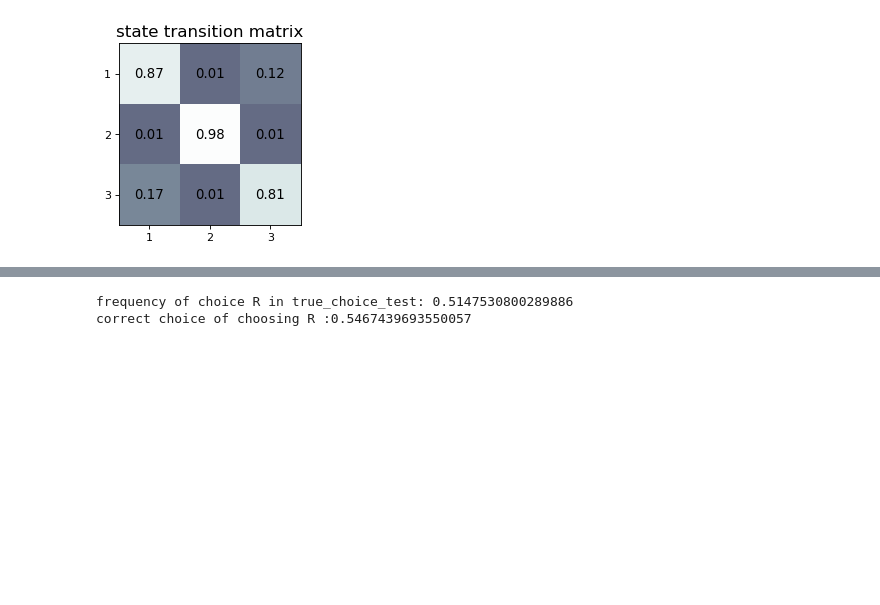
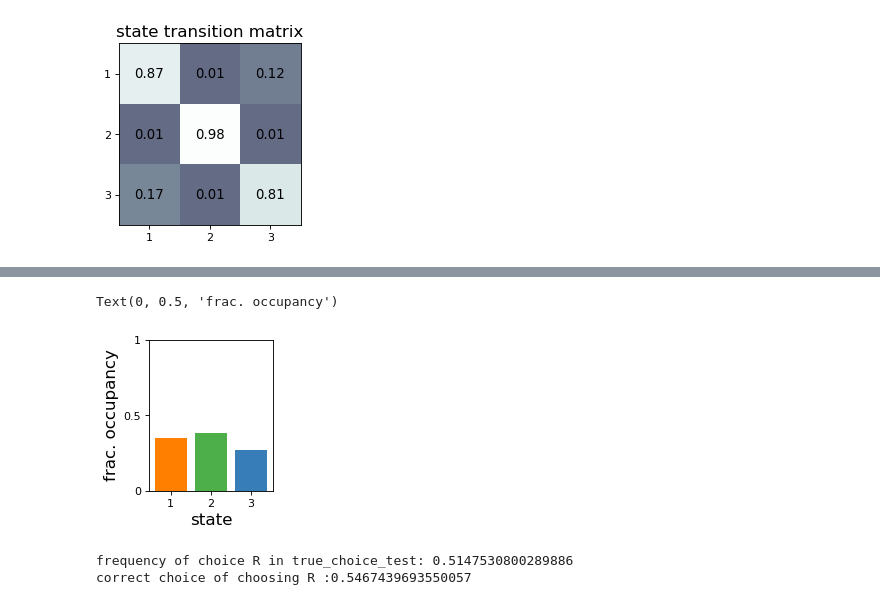
Before and after one commit to psalvino/DRL_Final_Project, a Jupyter notebook: Final_Project.ipynb, the cells around one changed output, grey strips where cells are left out. Cells and saved outputs as stored; diff of their text form; code cells hidden in the pictures; blank space fills up the shorter version.

```diff
--- a/Final_Project.ipynb
+++ b/Final_Project.ipynb
@@ -279,3 +279,23 @@ Text(0, 0.5, 'p(state)')
+# %%
+# concatenate posterior probabilities across sessions
+posterior_probs_concat = np.concatenate(posterior_probs)
+# get state with maximum posterior probability at particular trial:
+state_max_posterior = np.argmax(posterior_probs_concat, axis = 1)
+# now obtain state fractional occupancies:
+_, state_occupancies = np.unique(state_max_posterior, return_counts=True)
+state_occupancies = state_occupancies/np.sum(state_occupancies)
+# %%
+fig = plt.figure(figsize=(2, 2.5), dpi=80, facecolor='w', edgecolor='k')
+for z, occ in enumerate(state_occupancies):
+    plt.bar(z, occ, width = 0.8, color = cols[z])
+plt.ylim((0, 1))
+plt.xticks([0, 1, 2], ['1', '2', '3'], fontsize = 10)
+plt.yticks([0, 0.5, 1], ['0', '0.5', '1'], fontsize=10)
+plt.xlabel('state', fontsize = 15)
+plt.ylabel('frac. occupancy', fontsize=15)
+# %% [output]
+Text(0, 0.5, 'frac. occupancy')
+[figure, added]
 # %%
 # simulate the result based on test inputs
 
```
Also changed, not shown: parts of 1 cell of this notebook.
